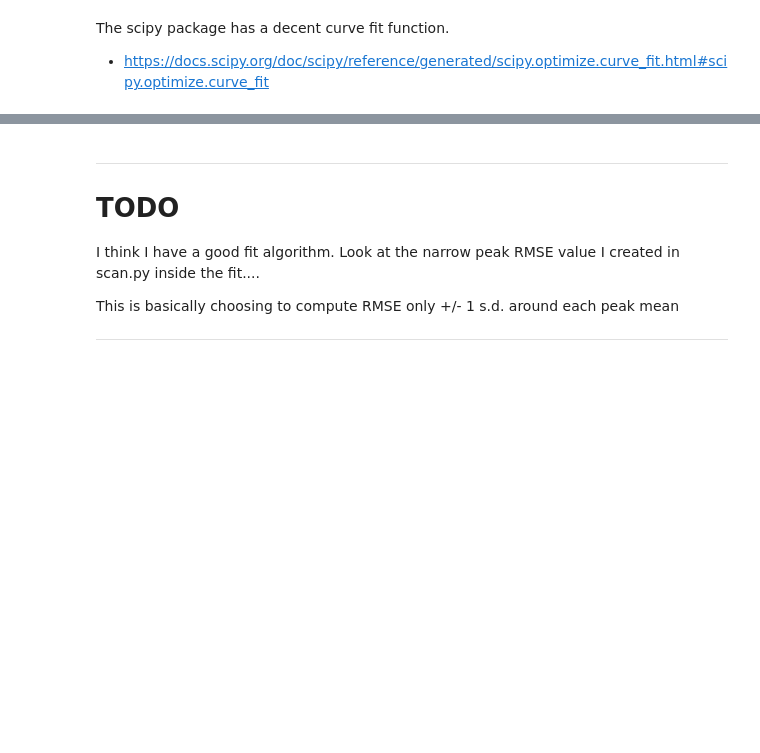
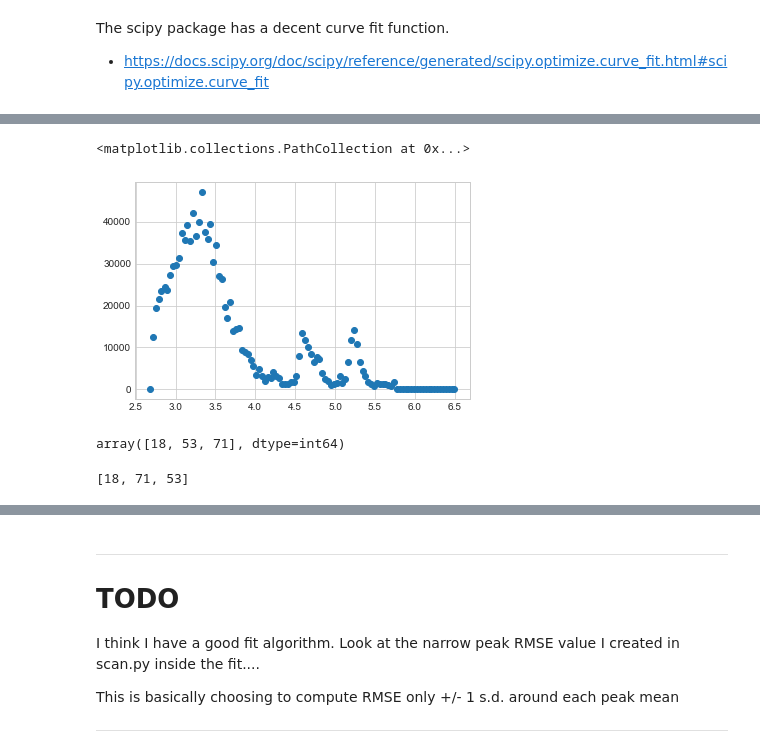
Before and after one commit to bkingcs/tdma-peak-fit, a Jupyter notebook: notebooks/curve_fit.ipynb, the cells around one changed output, grey strips where cells are left out. Drawn from its saved outputs; the diff is of its cells as text; code cells hidden in the pictures; blank space fills up the shorter version.

Commit message:
Much better curve fit algorithm implemented.

```diff
--- a/notebooks/curve_fit.ipynb
+++ b/notebooks/curve_fit.ipynb
@@ -269,0 +271,3 @@ num_peaks = 5
+# %%
+xdata = model.current_scan.get_log_dp_range()
+ydata = model.current_scan._y_filtered
@@ -269,0 +295,17 @@ num_peaks = 5
+# %%
+plt.scatter(xdata,ydata)
+# %% [output]
+<matplotlib.collections.PathCollection at 0x...>
+[figure, added]
+# %%
+import scipy.signal
+
+#i_pk = scipy.signal.find_peaks_cwt(ydata,widths=range(3,10))
+i_pk, _ = scipy.signal.find_peaks(ydata,distance=10,width=1,prominence=ydata.max()/20)
+i_pk
+# %% [output]
+array([18, 53, 71], dtype=int64)
+# %%
+sorted(i_pk,key=lambda x: ydata[x],reverse=True)
+# %% [output]
+[18, 71, 53]
```
Also changed, not shown: parts of 9 cells of this notebook, 3 other files.
